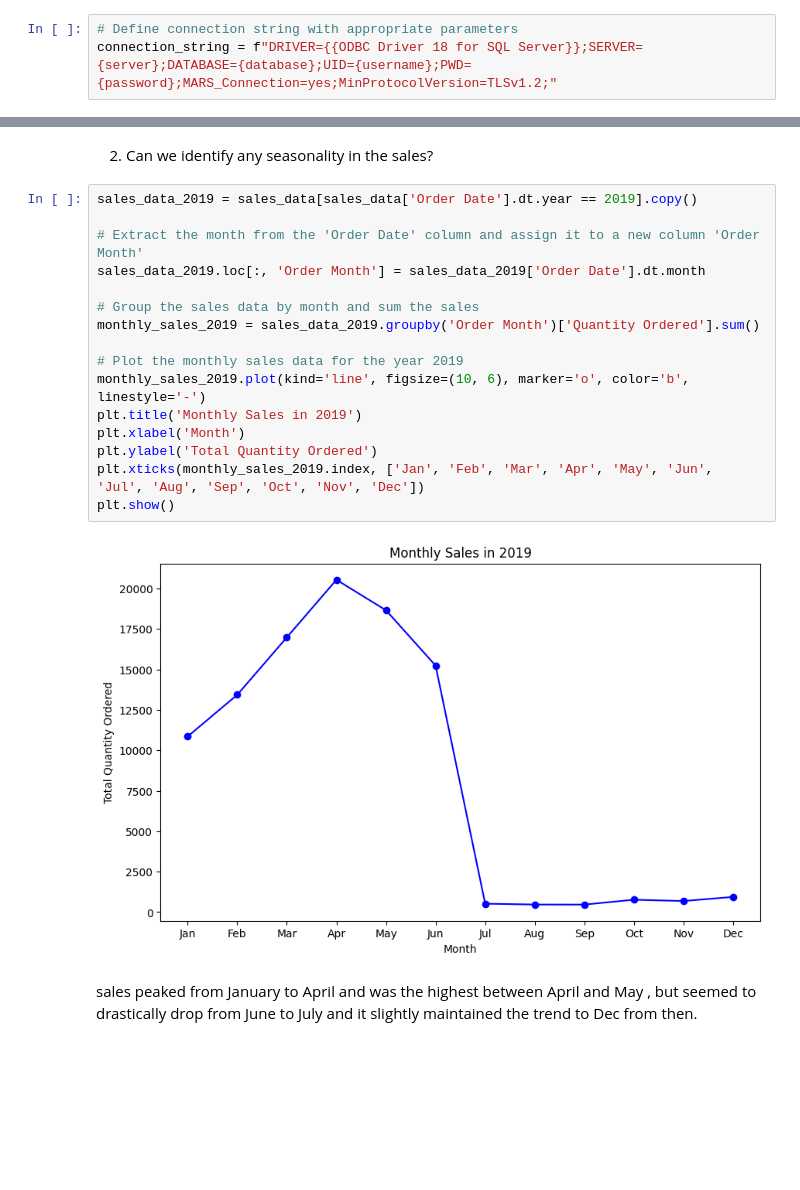
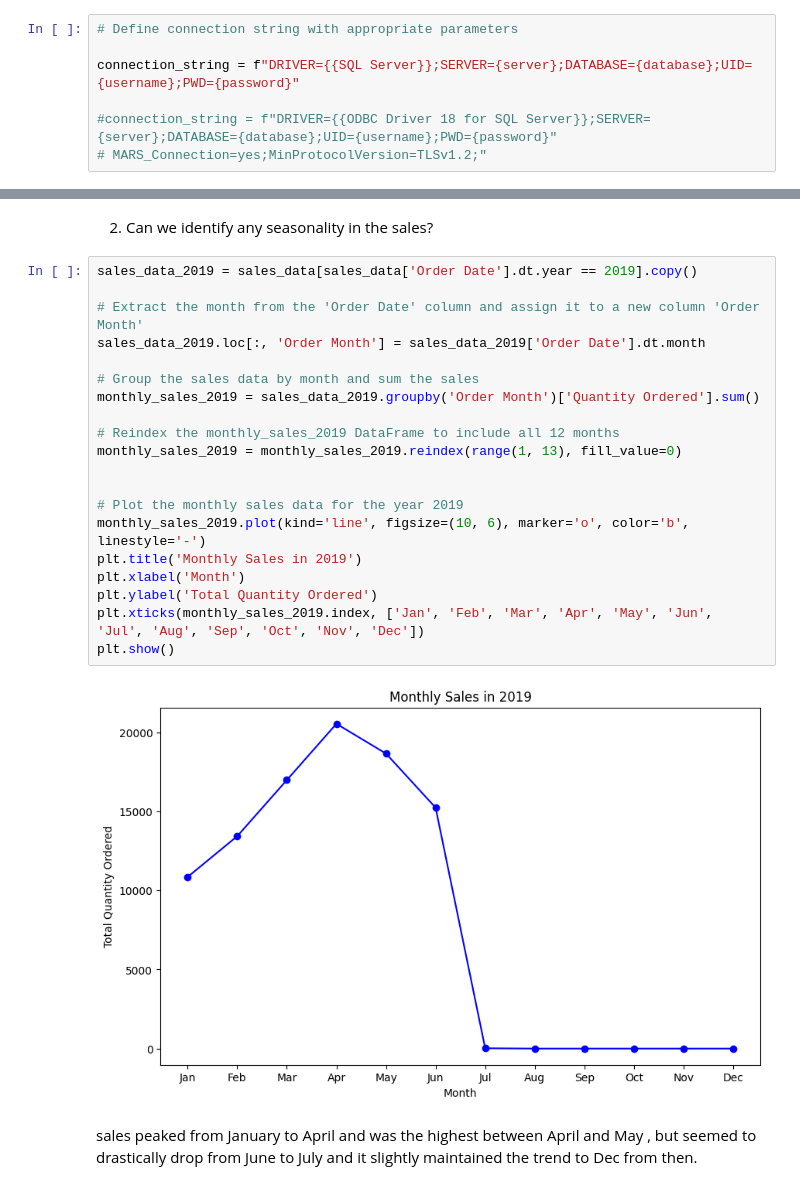
Before and after one commit to Samidirbsa/PowerBI_Capstone_Project, a Jupyter notebook: notebook.ipynb, the cells around one changed output, grey strips where cells are left out. Drawn from its saved outputs; the diff is of its cells as text; blank space fills up the shorter version.

```diff
--- a/notebook.ipynb
+++ b/notebook.ipynb
@@ -1082,6 +1082,10 @@ password = environment_variables.get("password")
 # %%
 # Define connection string with appropriate parameters
-connection_string = f"DRIVER={{ODBC Driver 18 for SQL Server}};SERVER={server};DATABASE={database};UID={username};PWD={password};MARS_Connection=yes;MinProtocolVersion=TLSv1.2;"
+
+connection_string = f"DRIVER={{SQL Server}};SERVER={server};DATABASE={database};UID={username};PWD={password}"
+
+#connection_string = f"DRIVER={{ODBC Driver 18 for SQL Server}};SERVER={server};DATABASE={database};UID={username};PWD={password}"
+# MARS_Connection=yes;MinProtocolVersion=TLSv1.2;"
 # %%
 # Establish a connection to the database using the provided connection string.
 connection= pyodbc.connect(connection_string)
@@ -2478,21 +2482,25 @@ Total revenue generated this year: 34465537.845666915
 # %%
 sales_data_2019 = sales_data[sales_data['Order Date'].dt.year == 2019].copy()
 
 # Extract the month from the 'Order Date' column and assign it to a new column 'Order Month'
 sales_data_2019.loc[:, 'Order Month'] = sales_data_2019['Order Date'].dt.month
 
 # Group the sales data by month and sum the sales
 monthly_sales_2019 = sales_data_2019.groupby('Order Month')['Quantity Ordered'].sum()
 
+# Reindex the monthly_sales_2019 DataFrame to include all 12 months
+monthly_sales_2019 = monthly_sales_2019.reindex(range(1, 13), fill_value=0)
+
+
 # Plot the monthly sales data for the year 2019
 monthly_sales_2019.plot(kind='line', figsize=(10, 6), marker='o', color='b', linestyle='-')
 plt.title('Monthly Sales in 2019')
 plt.xlabel('Month')
 plt.ylabel('Total Quantity Ordered')
 plt.xticks(monthly_sales_2019.index, ['Jan', 'Feb', 'Mar', 'Apr', 'May', 'Jun', 'Jul', 'Aug', 'Sep', 'Oct', 'Nov', 'Dec'])
 plt.show()
 # %% [output]
-[figure, old version]
+[figure, new version]
 # %% [markdown]
 sales peaked from January to April and was the highest between April and May , but seemed to drastically drop from June to July and it slightly maintained the trend to Dec from then.
 # %% [markdown]
```
Also changed, not shown: parts of 63 cells of this notebook, 2 other files.
